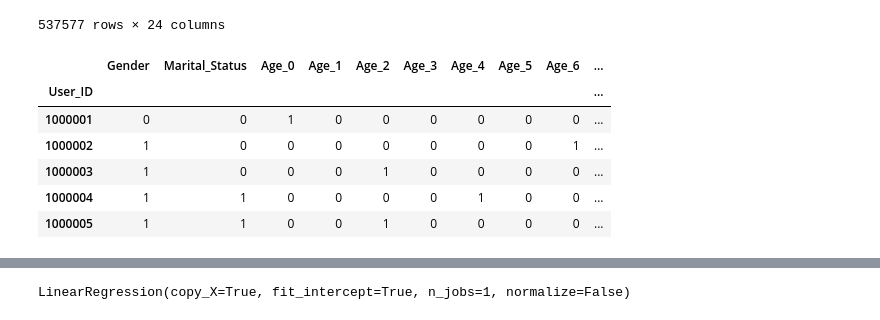
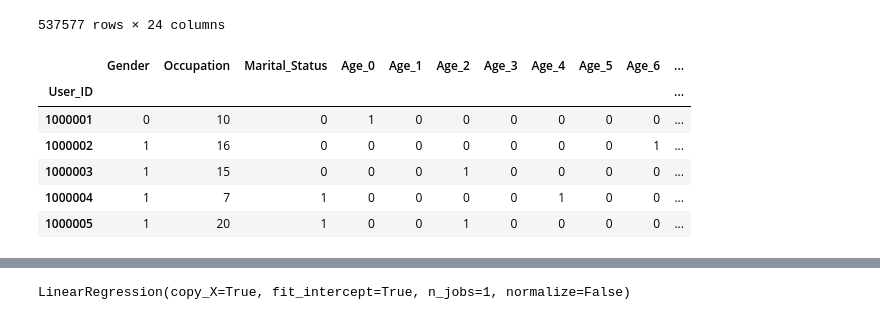
Before and after one commit to zhangyingchi/BlackFriday, a Jupyter notebook: DA_Project_1.ipynb, the cells around one changed output, grey strips where cells are left out. Saved outputs shown, nothing was run; the diff lists cells and outputs as text; code cells hidden in the pictures.

Commit message:
regression_update
add occupation

```diff
--- a/DA_Project_1.ipynb
+++ b/DA_Project_1.ipynb
@@ -56,13 +56,13 @@ df
 537577 rows × 24 columns
 # %%
 y_df = df[['User_ID','Purchase']].groupby('User_ID').sum()
-x_df = df.iloc[0:,[0,2,4,9,10,11,12,13,14,15,16,17,18,19,20,21,22,23]].groupby('User_ID').mean()
+x_df = df.iloc[0:,[0,2,3,4,9,10,11,12,13,14,15,16,17,18,19,20,21,22,23]].groupby('User_ID').mean()
 x_df.head()
 # %% [output]
-|  | Gender | Marital_Status | Age_0 | Age_1 | Age_2 | Age_3 | Age_4 | Age_5 | Age_6 | ... |
-| User_ID |  |  |  |  |  |  |  |  |  | ... |
-| 1000001 | 0 | 0 | 1 | 0 | 0 | 0 | 0 | 0 | 0 | ... |
-| 1000002 | 1 | 0 | 0 | 0 | 0 | 0 | 0 | 0 | 1 | ... |
-| 1000003 | 1 | 0 | 0 | 0 | 1 | 0 | 0 | 0 | 0 | ... |
-| 1000004 | 1 | 1 | 0 | 0 | 0 | 0 | 1 | 0 | 0 | ... |
-| 1000005 | 1 | 1 | 0 | 0 | 1 | 0 | 0 | 0 | 0 | ... |
+|  | Gender | Occupation | Marital_Status | Age_0 | Age_1 | Age_2 | Age_3 | Age_4 | Age_5 | Age_6 | ... |
+| User_ID |  |  |  |  |  |  |  |  |  |  | ... |
+| 1000001 | 0 | 10 | 0 | 1 | 0 | 0 | 0 | 0 | 0 | 0 | ... |
+| 1000002 | 1 | 16 | 0 | 0 | 0 | 0 | 0 | 0 | 0 | 1 | ... |
+| 1000003 | 1 | 15 | 0 | 0 | 0 | 1 | 0 | 0 | 0 | 0 | ... |
+| 1000004 | 1 | 7 | 1 | 0 | 0 | 0 | 0 | 1 | 0 | 0 | ... |
+| 1000005 | 1 | 20 | 1 | 0 | 0 | 1 | 0 | 0 | 0 | 0 | ... |
```
Also changed, not shown: parts of 5 cells of this notebook, 1 other file.
